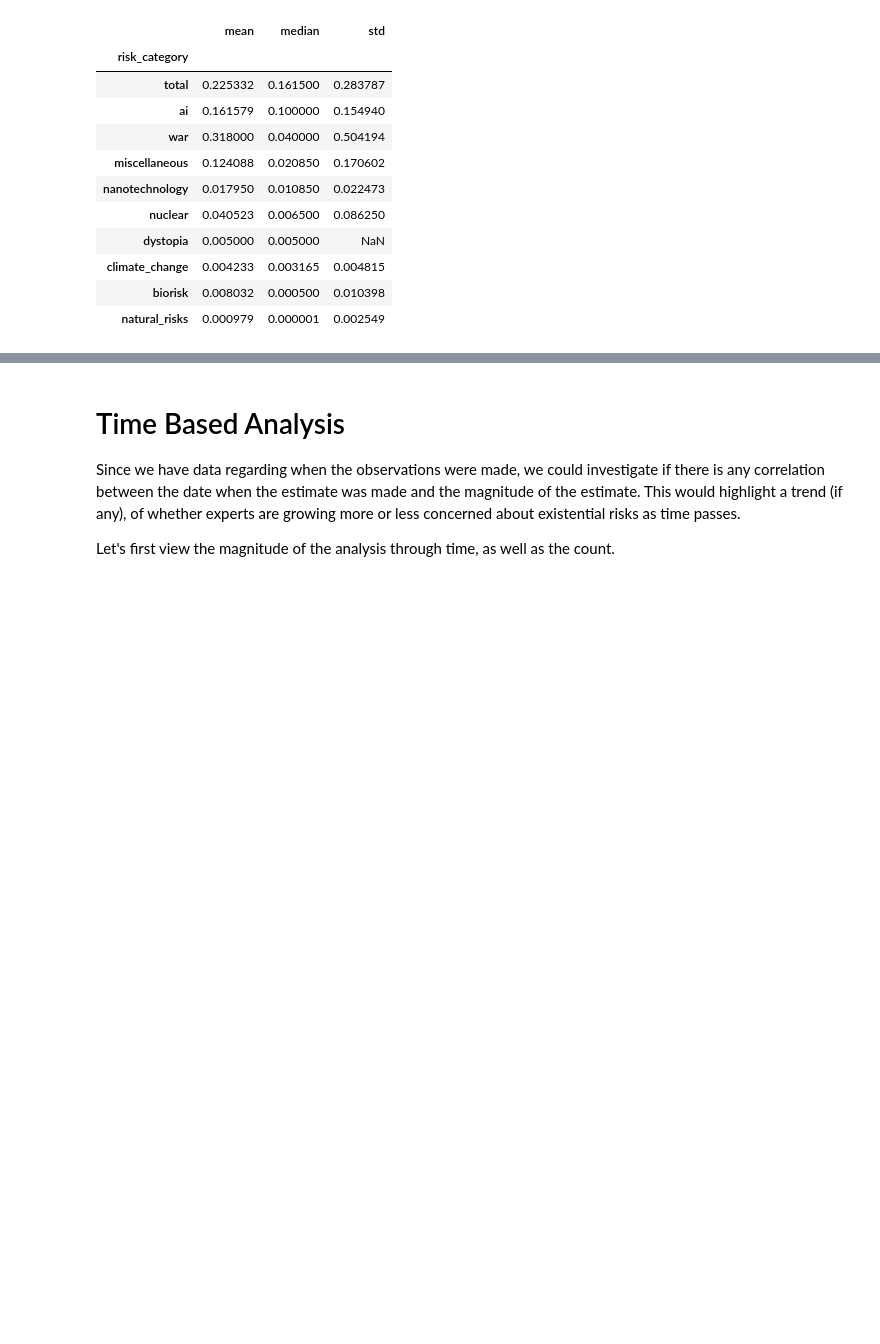
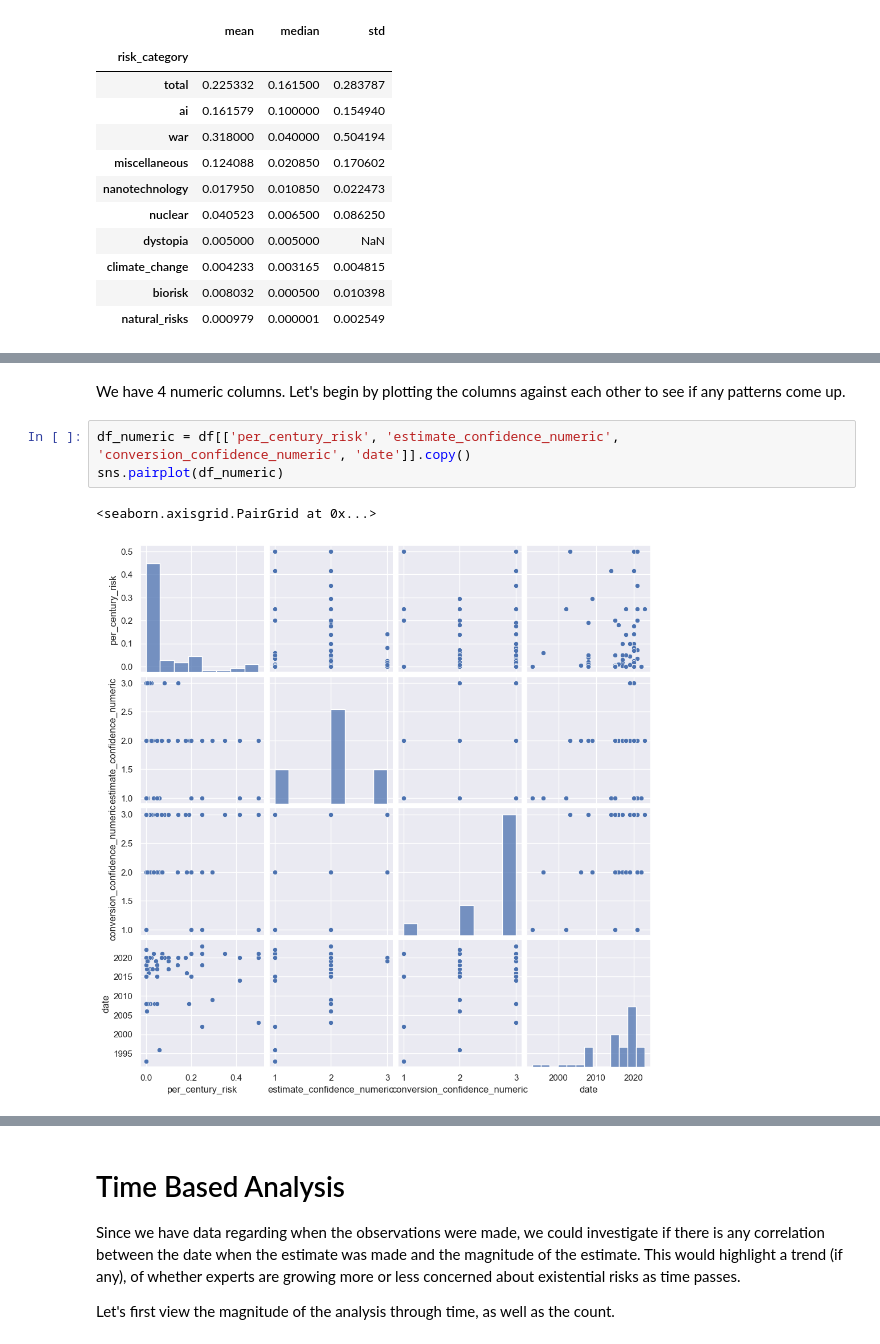
Before and after one commit to aarangop/the-extinction-game, a Jupyter notebook: x-risk-eda.ipynb, the cells around one changed output, grey strips where cells are left out. Drawn from its saved outputs; the diff is of its cells as text; blank space fills up the shorter version.

```diff
--- a/x-risk-eda.ipynb
+++ b/x-risk-eda.ipynb
@@ -116,0 +292,8 @@ We'll avoid a more detailed analysis for now, and save it for the end of the EDA
+# %% [markdown]
+We have 4 numeric columns. Let's begin by plotting the columns against each other to see if any patterns come up.
+# %%
+df_numeric = df[['per_century_risk', 'estimate_confidence_numeric', 'conversion_confidence_numeric', 'date']].copy()
+sns.pairplot(df_numeric)
+# %% [output]
+<seaborn.axisgrid.PairGrid at 0x...>
+[figure, added]
```
Also changed, not shown: parts of 82 cells of this notebook, 4 other files.
